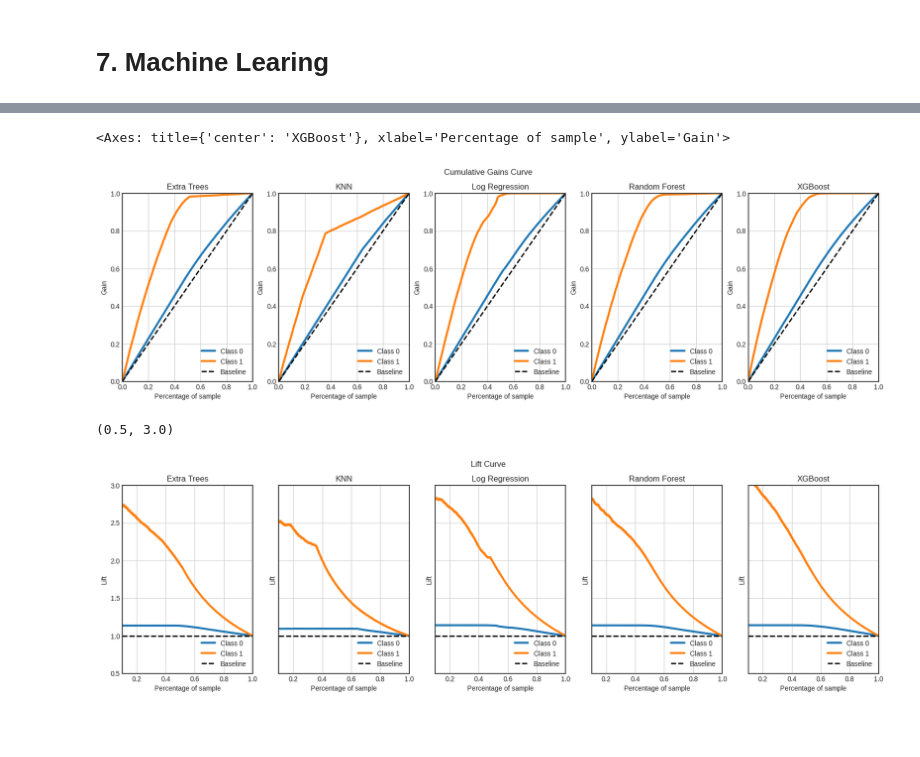
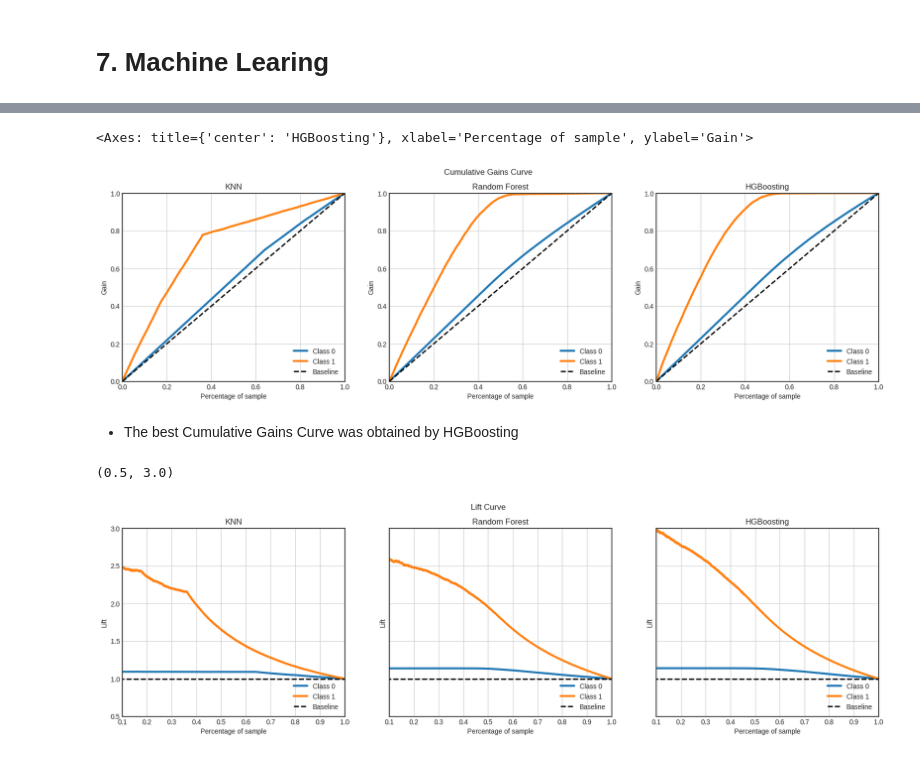
Before and after one commit to ezequielpf/health_insurance_cross_sell, a Jupyter notebook: notebooks/1.0.epf_health_insurance_cross_sell.ipynb, the cells around one changed output, grey strips where cells are left out. Drawn from its saved outputs; the diff is of its cells as text; code cells hidden in the pictures; blank space fills up the shorter version.

```diff
--- a/notebooks/1.0.epf_health_insurance_cross_sell.ipynb
+++ b/notebooks/1.0.epf_health_insurance_cross_sell.ipynb
@@ -1011,8 +975,8 @@ RandomForestClassifier(n_jobs=-1)
 # %%
 pickle.dump(rf_model, open('/home/ezequiel/Documentos/Comunidade_DS/health_insurance_cross_sell/models/rf_model.pkl', 'wb'))
 # %%
-yhat_rf_pred = rf_model.predict(X_val.drop('id', axis=1))
-yhat_rf_pred_proba = rf_model.predict_proba(X_val.drop('id', axis=1))
+yhat_rf_pred = rf_model.predict(X_val[selected_features])
+yhat_rf_pred_proba = rf_model.predict_proba(X_val[selected_features])
 # %%
 report_rf = report_classifier(estimator=rf_model, X=X_val[selected_features], y=y_val)
 report_rf
@@ -1028,3 +1001,0 @@ report_rf
-# %%
-xgb_model = XGBClassifier()
-xgb_model.fit(X_train.drop('id', axis=1), y_train)
@@ -1042,0 +1002,3 @@ XGBClassifier(base_score=None, booster=None, callbacks=None,
+# %%
+hgb_model = HistGradientBoostingClassifier(max_iter=200)
+hgb_model.fit(X_train[selected_features], y_train.values.ravel())
@@ -1043,2 +1007,5 @@ XGBClassifier(base_score=None, booster=None, callbacks=None,
+# %%
+yhat_hgb_pred = hgb_model.predict(X_val[selected_features])
+yhat_hgb_pred_proba = hgb_model.predict_proba(X_val[selected_features])
 # %%
 pickle.dump(xgb_model, open('/home/ezequiel/Documentos/Comunidade_DS/health_insurance_cross_sell/models/xgb_model.pkl', 'wb'))
@@ -1081,25 +1041,23 @@ pd.DataFrame(data=data, index=model_names)
 # %%
-fig, ax = plt.subplots(1,5, figsize=(20,5))
+fig, ax = plt.subplots(1,3, figsize=(20,5))
 fig.suptitle('Cumulative Gains Curve')
-skplt.metrics.plot_cumulative_gain(y_true=y_val, y_probas=yhat_extree_pred_proba, ax=ax[0], title='Extra Trees')
-skplt.metrics.plot_cumulative_gain(y_true=y_val, y_probas=yhat_knn_pred_proba, ax=ax[1], title='KNN')
-skplt.metrics.plot_cumulative_gain(y_true=y_val, y_probas=yhat_lr_pred_proba, ax=ax[2], title='Log Regression')
-skplt.metrics.plot_cumulative_gain(y_true=y_val, y_probas=yhat_rf_pred_proba, ax=ax[3], title='Random Forest')
-skplt.metrics.plot_cumulative_gain(y_true=y_val, y_probas=yhat_xgb_pred_proba, ax=ax[4], title='XGBoost')
+skplt.metrics.plot_cumulative_gain(y_true=y_val, y_probas=yhat_knn_pred_proba, ax=ax[0], title='KNN')
+skplt.metrics.plot_cumulative_gain(y_true=y_val, y_probas=yhat_rf_pred_proba, ax=ax[1], title='Random Forest')
+skplt.metrics.plot_cumulative_gain(y_true=y_val, y_probas=yhat_hgb_pred_proba, ax=ax[2], title='HGBoosting')
 # %% [output]
-<Axes: title={'center': 'XGBoost'}, xlabel='Percentage of sample', ylabel='Gain'>
+<Axes: title={'center': 'HGBoosting'}, xlabel='Percentage of sample', ylabel='Gain'>
-[figure, old version]
+[figure, new version]
+# %% [markdown]
+- The best Cumulative Gains Curve was obtained by HGBoosting
 # %%
-fig, ax = plt.subplots(1,5, figsize=(20,5), sharex=True, sharey=True)
+fig, ax = plt.subplots(1,3, figsize=(20,5), sharex=True, sharey=True)
 fig.suptitle('Lift Curve')
-skplt.metrics.plot_lift_curve(y_true=y_val, y_probas=yhat_extree_pred_proba, ax=ax[0], title='Extra Trees')
-skplt.metrics.plot_lift_curve(y_true=y_val, y_probas=yhat_knn_pred_proba, ax=ax[1], title='KNN')
-skplt.metrics.plot_lift_curve(y_true=y_val, y_probas=yhat_lr_pred_proba, ax=ax[2], title='Log Regression')
-skplt.metrics.plot_lift_curve(y_true=y_val, y_probas=yhat_rf_pred_proba, ax=ax[3], title='Random Forest')
-skplt.metrics.plot_lift_curve(y_true=y_val, y_probas=yhat_xgb_pred_proba, ax=ax[4], title='XGBoost')
+skplt.metrics.plot_lift_curve(y_true=y_val, y_probas=yhat_knn_pred_proba, ax=ax[0], title='KNN')
+skplt.metrics.plot_lift_curve(y_true=y_val, y_probas=yhat_rf_pred_proba, ax=ax[1], title='Random Forest')
+skplt.metrics.plot_lift_curve(y_true=y_val, y_probas=yhat_hgb_pred_proba, ax=ax[2], title='HGBoosting')
 ax[0].set_xlim(0.1, 1)
 ax[0].set_ylim(0.5, 3)
 # %% [output]
 (0.5, 3.0)
-[figure, old version]
+[figure, new version]
 # %%
```
Also changed, not shown: parts of 100 cells of this notebook.
